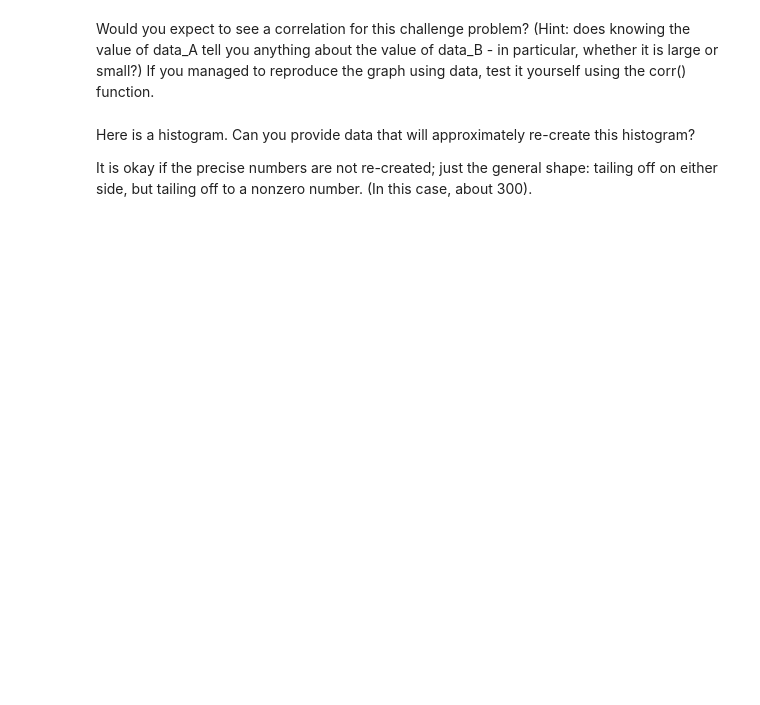
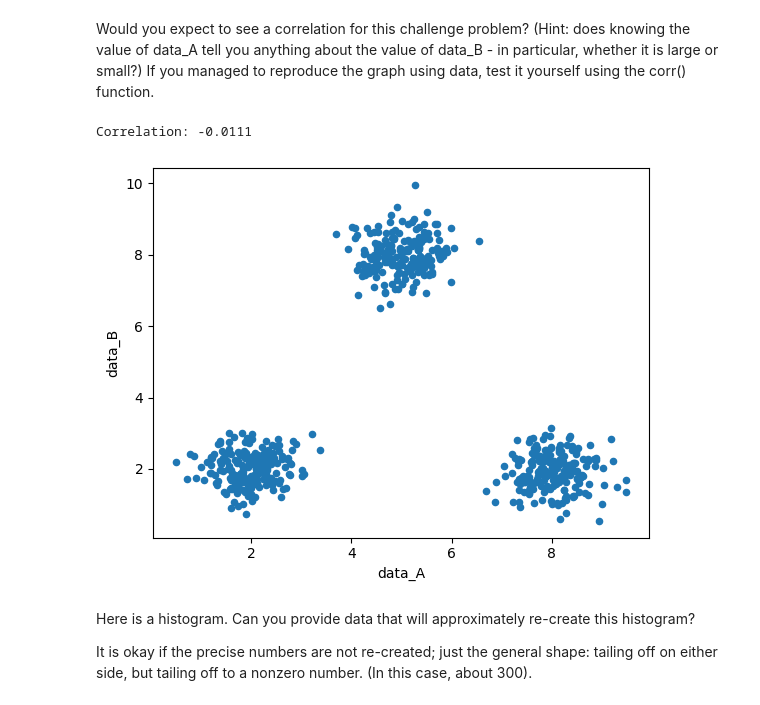
Before and after one commit to akamatt1/OMDS-ModB2-WeeklyAssignments, a Jupyter notebook: OMDS-ModB2-Week5-Affum-Matt.ipynb, the cells around one changed output. Cells and saved outputs as stored; diff of their text form; code cells hidden in the pictures; blank space fills up the shorter version.

```diff
--- a/OMDS-ModB2-Week5-Affum-Matt.ipynb
+++ b/OMDS-ModB2-Week5-Affum-Matt.ipynb
@@ -175,5 +192,18 @@ FileNotFoundError: No such file or directory: 'threeclouds.png'
 # %% [markdown]
 Would you expect to see a correlation for this challenge problem?  (Hint: does knowing the value of data_A tell you anything about the value of data_B - in particular, whether it is large or small?)  If you managed to reproduce the graph using data, test it yourself using the corr() function.
+# %%
+# Create 3 segments
+x_a = np.concatenate([np.random.normal(2, 0.5, 200), np.random.normal(5, 0.5, 200), np.random.normal(8, 0.5, 200)])
+y_b = np.concatenate([np.random.normal(2, 0.5, 200), np.random.normal(8, 0.5, 200), np.random.normal(2, 0.5, 200)])
+
+df_challenge = pd.DataFrame({'data_A': x_a, 'data_B': y_b})
+df_challenge.plot.scatter(x='data_A', y='data_B')
+
+# Correlation check
+print(f"Correlation: {df_challenge['data_A'].corr(df_challenge['data_B']):.4f}")
+# %% [output]
+Correlation: -0.0111
+[figure, added]
 # %% [markdown]
 Here is a histogram.  Can you provide data that will approximately re-create this histogram?
 
```
Also changed, not shown: parts of 12 cells of this notebook.
